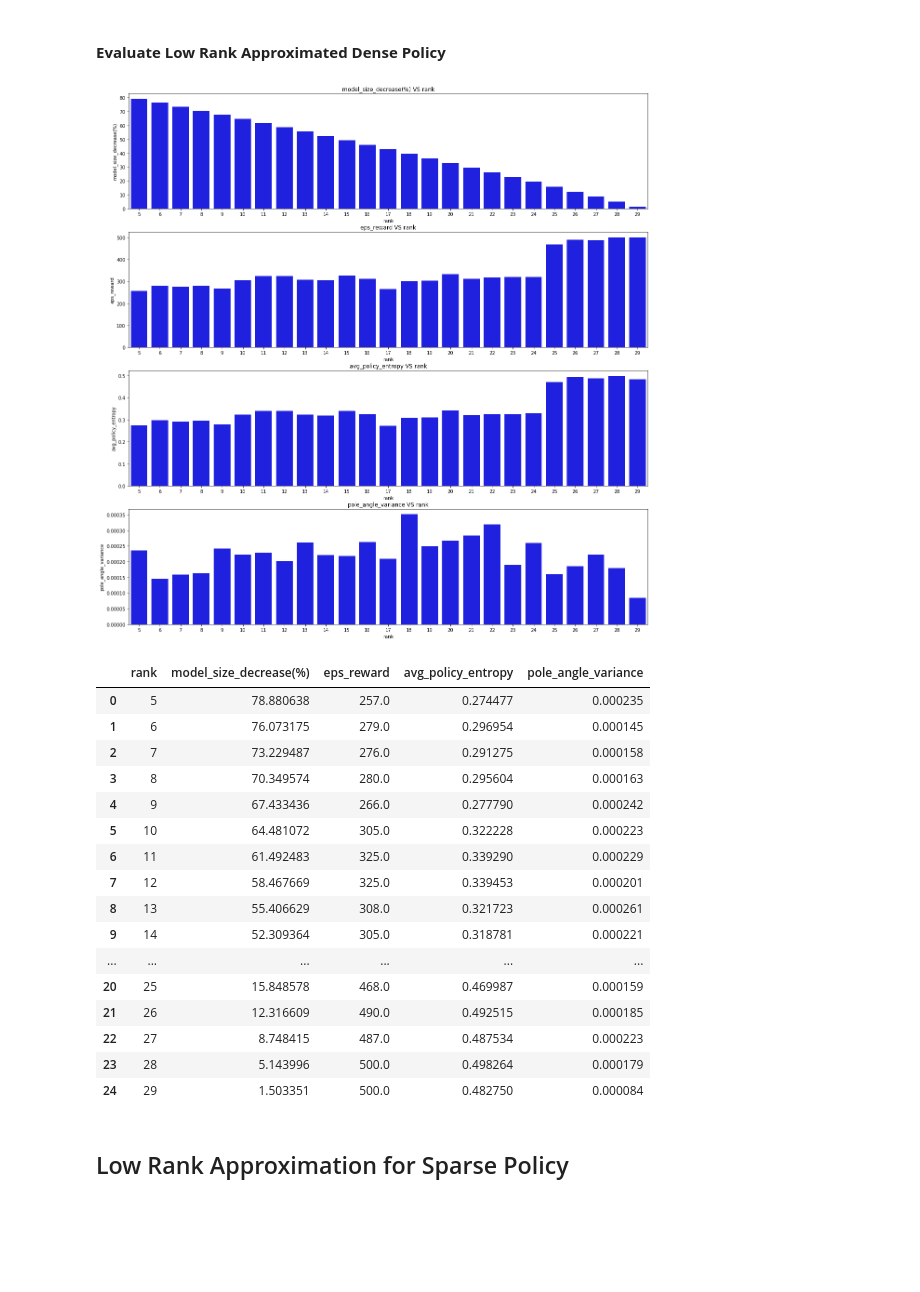
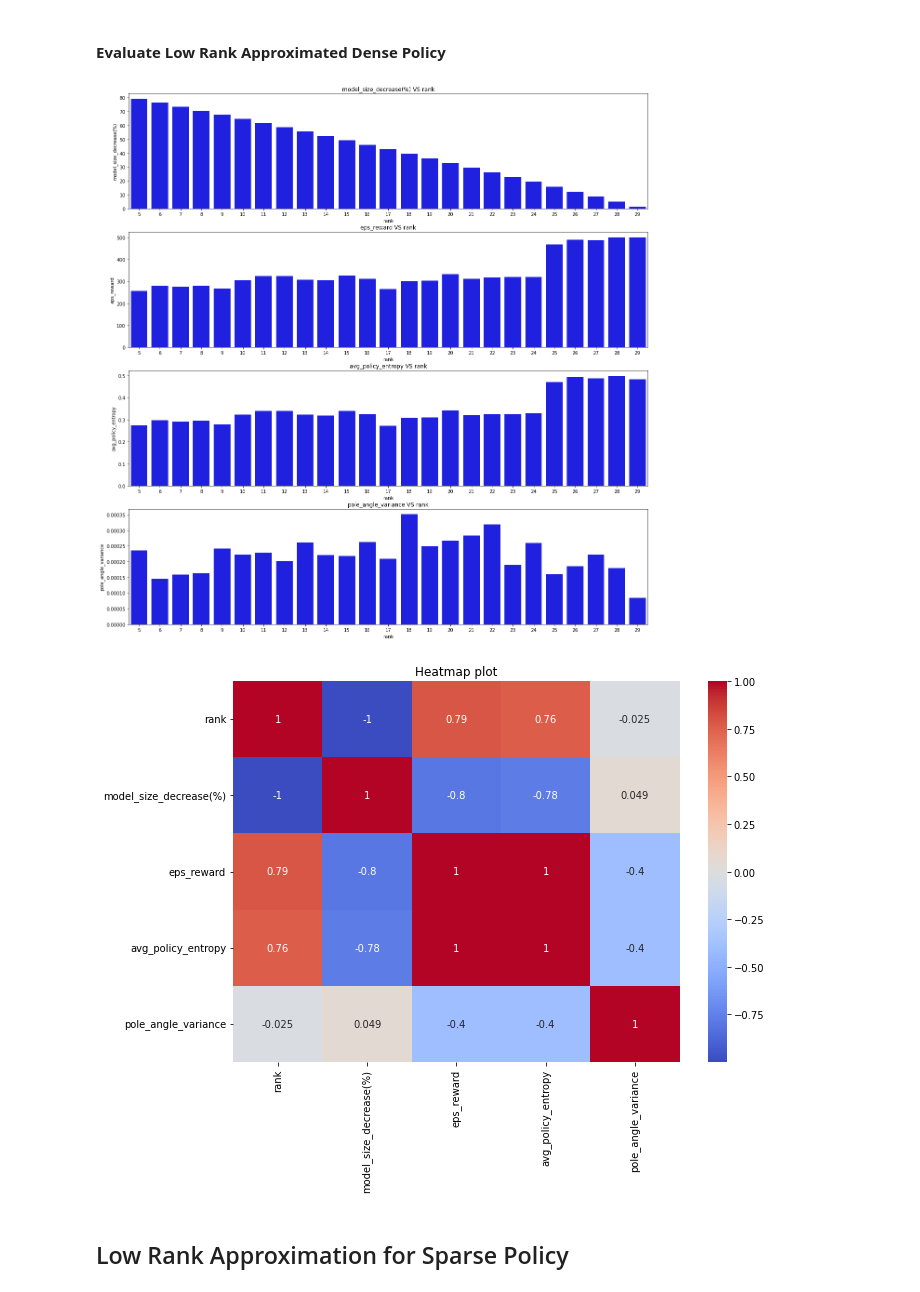
Before and after one commit to ches-001/Reinforcement-Learning-Policy-Sparsification-and-Decomposition, a Jupyter notebook: svd_dqn_policy.ipynb, the cells around one changed output. Saved outputs shown, nothing was run; the diff lists cells and outputs as text; code cells hidden in the pictures; blank space fills up the shorter version.

```diff
--- a/svd_dqn_policy.ipynb
+++ b/svd_dqn_policy.ipynb
@@ -44,44 +44,27 @@ Pole angle variance of policy: 6.73e-05 rads
 # %%
 result = dict()
 result["rank"] = []
 result["model_size_decrease(%)"] = []
 result["eps_reward"] = []
 result["avg_policy_entropy"] = []
 result["pole_angle_variance"] = []
 
 for rank in tqdm(ranks):
     lra_dense_policy_agent, p = low_rank_approximate_policy(dense_policy_agent, rank)
     eps_reward, avg_policy_entropy, pole_angle_variance = run_evaluation(lra_dense_policy_agent, verbose=False)
 
     result["rank"].append(rank)
     result["model_size_decrease(%)"].append(p*100)
     result["eps_reward"].append(eps_reward)
     result["avg_policy_entropy"].append(avg_policy_entropy)
     result["pole_angle_variance"].append(pole_angle_variance)
 
 result = pd.DataFrame(result)
-plot_result_dataframe(result, x_axis="rank", plot_type="bar")
+plot_result_dataframe(result, x_axis="rank", plot_type="bar", with_heatmap=True)
 result.to_csv(os.path.join(results_dir, "DQN_dense_policy_decomposition.csv"), index=False)
-result
 # %% [output]
 [figure]
-|  | rank | model_size_decrease(%) | eps_reward | avg_policy_entropy | pole_angle_variance |
-| 0 | 5 | 78.880638 | 257.0 | 0.274477 | 0.000235 |
-| 1 | 6 | 76.073175 | 279.0 | 0.296954 | 0.000145 |
-| 2 | 7 | 73.229487 | 276.0 | 0.291275 | 0.000158 |
-| 3 | 8 | 70.349574 | 280.0 | 0.295604 | 0.000163 |
-| 4 | 9 | 67.433436 | 266.0 | 0.277790 | 0.000242 |
-| 5 | 10 | 64.481072 | 305.0 | 0.322228 | 0.000223 |
-| 6 | 11 | 61.492483 | 325.0 | 0.339290 | 0.000229 |
-| 7 | 12 | 58.467669 | 325.0 | 0.339453 | 0.000201 |
-| 8 | 13 | 55.406629 | 308.0 | 0.321723 | 0.000261 |
-| 9 | 14 | 52.309364 | 305.0 | 0.318781 | 0.000221 |
-| ... | ... | ... | ... | ... | ... |
-| 20 | 25 | 15.848578 | 468.0 | 0.469987 | 0.000159 |
-| 21 | 26 | 12.316609 | 490.0 | 0.492515 | 0.000185 |
-| 22 | 27 | 8.748415 | 487.0 | 0.487534 | 0.000223 |
-| 23 | 28 | 5.143996 | 500.0 | 0.498264 | 0.000179 |
-| 24 | 29 | 1.503351 | 500.0 | 0.482750 | 0.000084 |
+[figure, added]
 # %% [markdown]
 ## Low Rank Approximation for Sparse Policy
 # %% [markdown]
```
Also changed, not shown: parts of 3 cells of this notebook, 5 other files.
